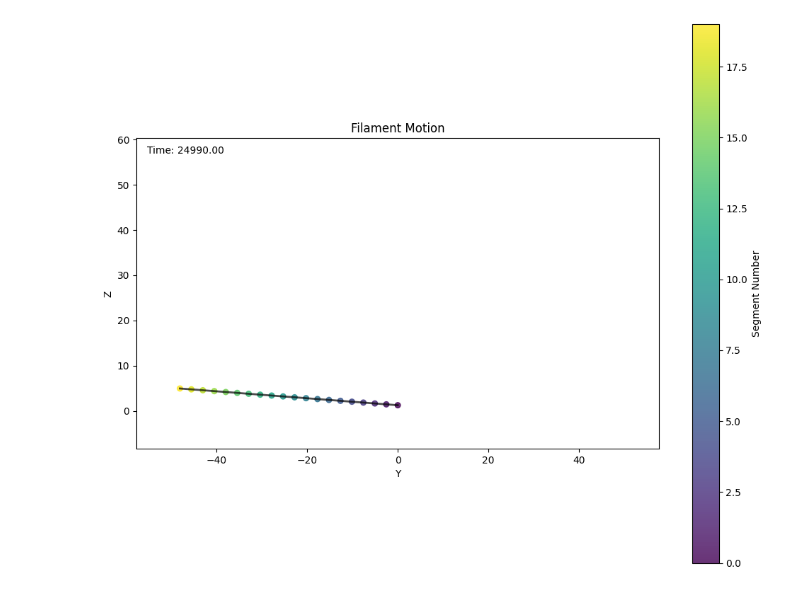
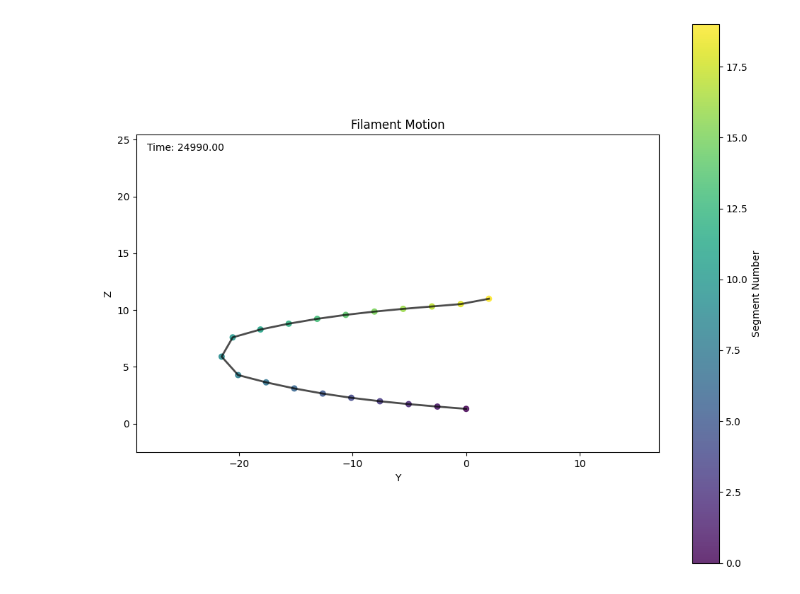
Before and after one commit to Biofluid-Dynamics-Group/cuda-filaments, a Jupyter notebook: analysis/view_beat.ipynb, the cells around one changed output. Drawn from its saved outputs; the diff is of its cells as text; code cells hidden in the pictures.

```diff
--- a/analysis/view_beat.ipynb
+++ b/analysis/view_beat.ipynb
@@ -3,7 +3,7 @@ import numpy as np
 import matplotlib.pyplot as plt
 from matplotlib.animation import FuncAnimation
 
-file_path = '../data/plane_old_elasticity_wgf_zval0.75/20250520/ciliate_1fil_9000blob_8.00R_0.0001torsion_0.2182tilt_0.3000f_eff_1.4960theta0_0.0000freqshift_seg_states.dat'
+file_path = '../data/plane_test_wgf/20250520/ciliate_1fil_9000blob_8.00R_0.0001torsion_0.2182tilt_0.3000f_eff_1.4960theta0_0.0000freqshift_seg_states.dat'
 
 data = np.loadtxt(file_path)
 num_steps = data.shape[0]
@@ -50,31 +50,31 @@ def update(frame):
   positions = seg_states[frame]
 
   # Update line connecting segments
   line.set_data(positions[:, 1], positions[:, 2])
 
   # Update scatter points
   scatter.set_offsets(positions[:, 1:3])
   scatter.set_array(segment_numbers)
 
   # Update time display
   time_text.set_text(f'Time: {time[frame]:.2f}')
 
   return line, scatter, time_text
 
 # Create animation (use stride to control speed)
 stride = 15  # Adjust this to make animation faster/slower
 frames = range(0, num_steps, stride)
 ani = FuncAnimation(fig, update, frames=frames, init_func=init,
           blit=True, interval=30, repeat=True)
 
 # Save animation as GIF
 ani.save('filament_motion.gif', writer='pillow', fps=30)
 
 # Add a colorbar
 cbar = fig.colorbar(scatter, ax=ax)
 cbar.set_label('Segment Number')
 
 plt.tight_layout()
 plt.show()
 # %% [output]
-[figure, old version]
+[figure, new version]
```
Also changed, not shown: 5 other files.
